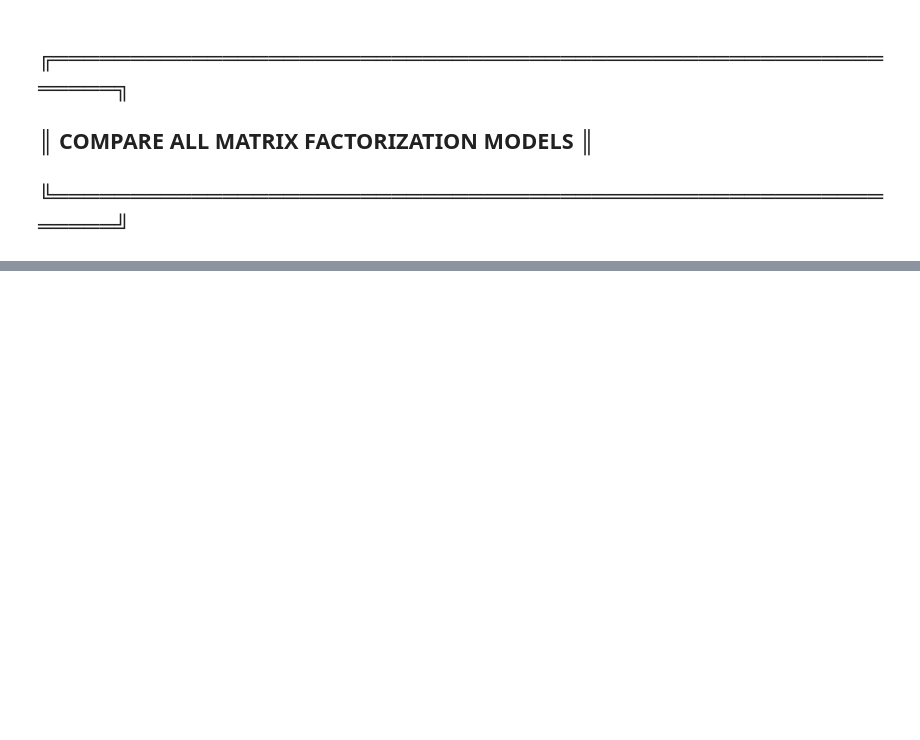
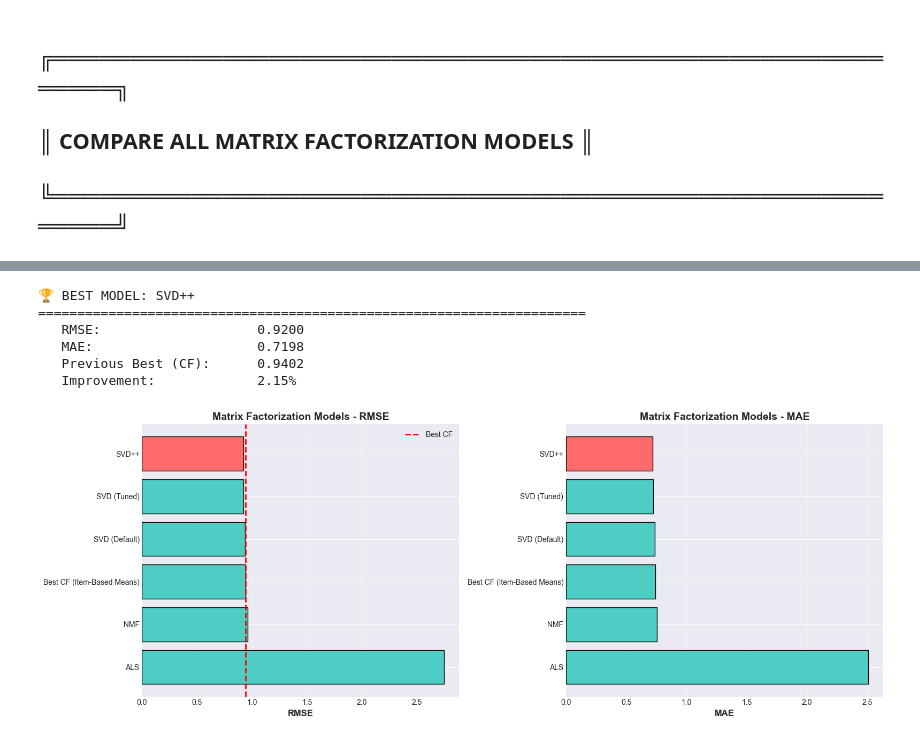
Before and after one commit to HarpinderC/ML-Recommenders, a Jupyter notebook: movie-recommendation-system/notebooks/03_matrix_factorization.ipynb, the cells around one changed output, grey strips where cells are left out. Cells and saved outputs as stored; diff of their text form; code cells hidden in the pictures; blank space fills up the shorter version.

```diff
--- a/movie-recommendation-system/notebooks/03_matrix_factorization.ipynb
+++ b/movie-recommendation-system/notebooks/03_matrix_factorization.ipynb
@@ -350,0 +405,54 @@ Improvement over best CF: -192.19%
+# %%
+# ┌─────────────────────────────────────────┐
+# │ Best Model Identification               │
+# └─────────────────────────────────────────┘
+
+best_mf_idx = mf_results['RMSE'].idxmin()
+best_mf_name = mf_results.loc[best_mf_idx, 'Model']
+best_mf_rmse = mf_results.loc[best_mf_idx, 'RMSE']
+best_mf_mae = mf_results.loc[best_mf_idx, 'MAE']
+
+improvement_over_cf = ((best_cf_rmse - best_mf_rmse) / best_cf_rmse) * 100
+
+print(f"\n🏆 BEST MODEL: {best_mf_name}")
+print("=" * 70)
+print(f"   RMSE:                    {best_mf_rmse:.4f}")
+print(f"   MAE:                     {best_mf_mae:.4f}")
+print(f"   Previous Best (CF):      {best_cf_rmse:.4f}")
+print(f"   Improvement:             {improvement_over_cf:.2f}%")
+# %% [output]
+🏆 BEST MODEL: SVD++
+======================================================================
+   RMSE:                    0.9200
+   MAE:                     0.7198
+   Previous Best (CF):      0.9402
+   Improvement:             2.15%
+# %%
+# ┌─────────────────────────────────────────┐
+# │ Visualize MF Model Comparison           │
+# └─────────────────────────────────────────┘
+
+fig, axes = plt.subplots(1, 2, figsize=(16, 6))
+
+# RMSE comparison
+colors = ['#FF6B6B' if i == 0 else '#4ECDC4' for i in range(len(mf_results))]
+axes[0].barh(mf_results['Model'], mf_results['RMSE'], color=colors, edgecolor='black')
+axes[0].set_xlabel('RMSE', fontsize=12, fontweight='bold')
+axes[0].set_title('Matrix Factorization Models - RMSE', fontsize=14, fontweight='bold')
+axes[0].axvline(best_cf_rmse, color='red', linestyle='--', linewidth=2, label='Best CF')
+axes[0].legend()
+axes[0].grid(axis='x', alpha=0.3)
+axes[0].invert_yaxis()
+
+# MAE comparison
+axes[1].barh(mf_results['Model'], mf_results['MAE'], color=colors, edgecolor='black')
+axes[1].set_xlabel('MAE', fontsize=12, fontweight='bold')
+axes[1].set_title('Matrix Factorization Models - MAE', fontsize=14, fontweight='bold')
+axes[1].grid(axis='x', alpha=0.3)
+axes[1].invert_yaxis()
+
+plt.tight_layout()
+plt.savefig('../results/visualizations/09_mf_model_comparison.png', dpi=300, bbox_inches='tight')
+plt.show()
+# %% [output]
+[figure, added]
```
Also changed, not shown: parts of 3 cells of this notebook, 5 other files.
